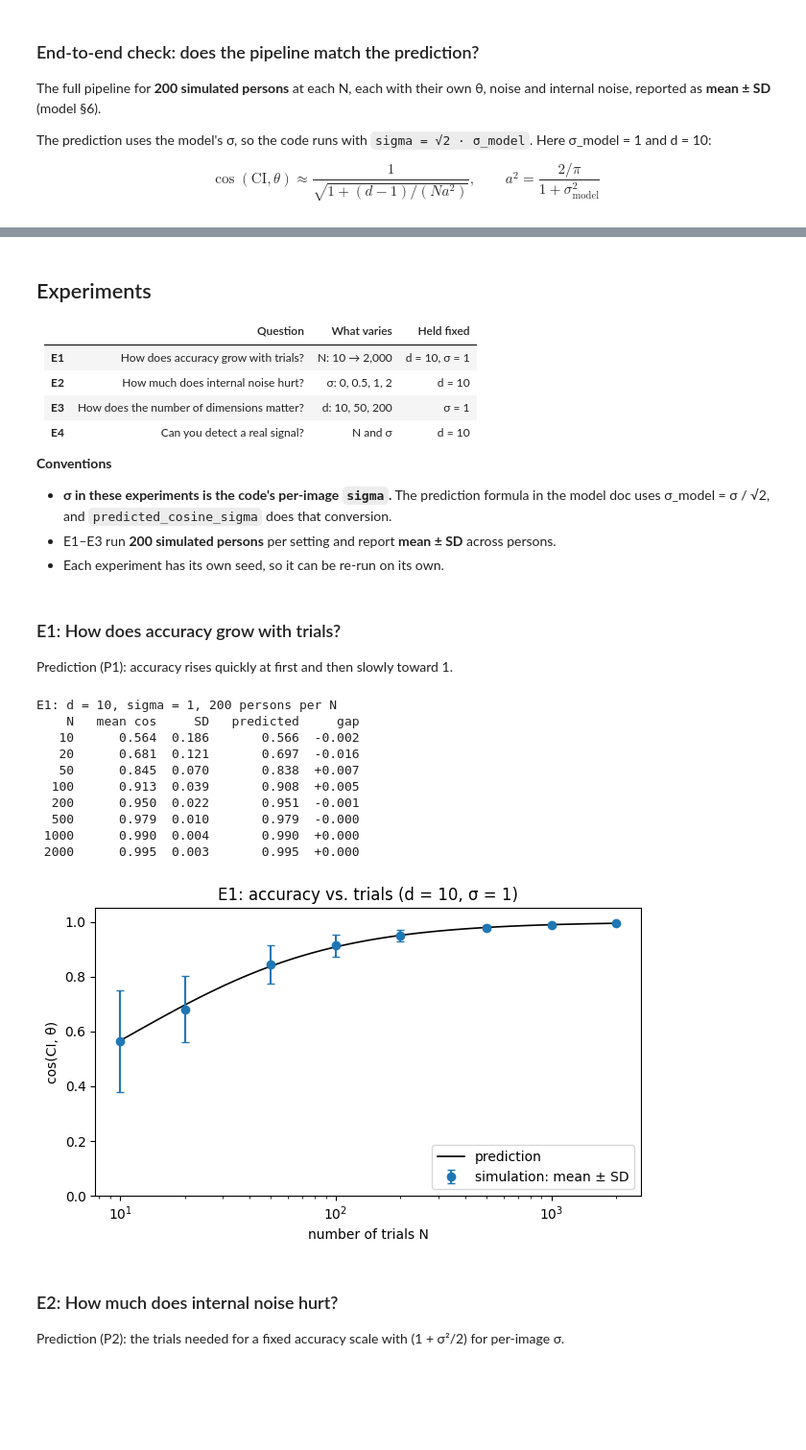
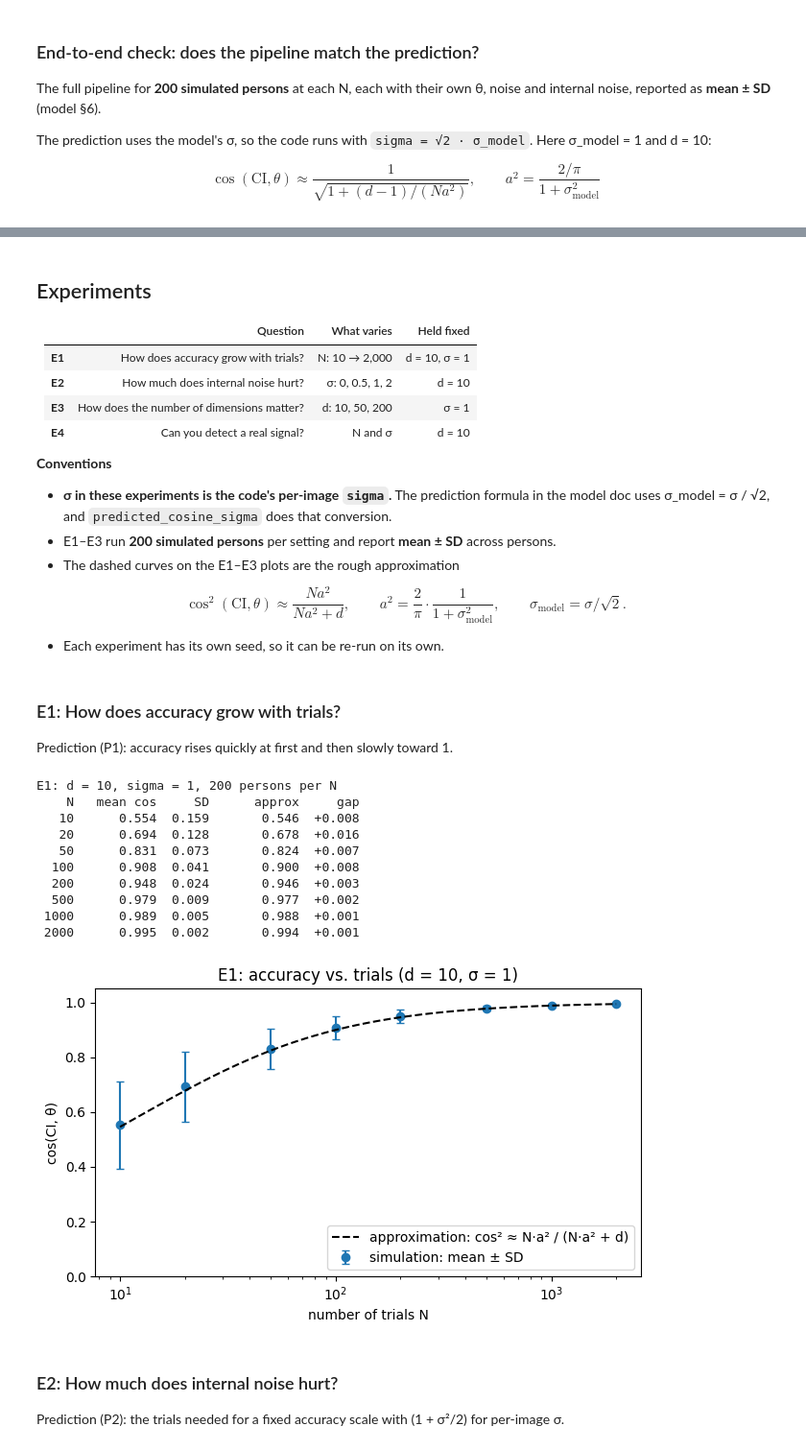
Before and after one commit to Haha6400/RC-with-a-simulated-person, a Jupyter notebook: notebooks/01-simulated-person.ipynb, the cells around one changed output, grey strips where cells are left out. Shown at 96% size. Saved outputs shown, nothing was run; the diff lists cells and outputs as text; code cells hidden in the pictures; blank space fills up the shorter version.

```diff
--- a/notebooks/01-simulated-person.ipynb
+++ b/notebooks/01-simulated-person.ipynb
@@ -223,6 +223,7 @@ def observer_choose(images, theta, sigma, k=1, rng=None):
     """Simulated linear observer: pick the k of n images with the highest noisy score.
 
     Score of image i on a trial: u_i = theta^T x_i + eta_i, eta_i ~ N(0, sigma^2), independent.
+    Tied scores (e.g. identical images with sigma = 0) are broken at random.
 
     Parameters
     ----------
@@ -263,8 +264,10 @@ def observer_choose(images, theta, sigma, k=1, rng=None):
     scores = np.einsum("...nd,d->...n", images, theta)
     scores = scores + sigma * rng.standard_normal(scores.shape)
 
-    # argsort sorts all n scores; fine for n = 2 or ~10 images (argpartition would be faster for big n).
-    top_k = np.argsort(-scores, axis=-1)[..., :k]
+    # Highest score first; equal scores are ordered at random, so a tie never favours a position.
+    # This sorts all n scores, which is fine for n = 2 or ~10 images.
+    tiebreak = rng.random(scores.shape)
+    top_k = np.lexsort((tiebreak, -scores), axis=-1)[..., :k]
     chosen = np.zeros(scores.shape, dtype=bool)
     np.put_along_axis(chosen, top_k, True, axis=-1)
     return chosen
@@ -554,6 +584,10 @@ N = 5000: mean cos = 0.999, SD = 0.001, predicted = 0.999
 **Conventions**
 - **σ in these experiments is the code's per-image `sigma`.** The prediction formula in the model doc uses σ_model = σ / √2, and `predicted_cosine_sigma` does that conversion.
 - E1–E3 run **200 simulated persons** per setting and report **mean ± SD** across persons.
+- The dashed curves on the E1–E3 plots are the rough approximation
+
+$$\cos^2(\mathrm{CI}, \theta) \approx \frac{N a^2}{N a^2 + d}, \qquad a^2 = \frac{2}{\pi} \cdot \frac{1}{1 + \sigma_\text{model}^2}, \qquad \sigma_\text{model} = \sigma / \sqrt{2}.$$
+
 - Each experiment has its own seed, so it can be re-run on its own.
 # %%
 TRIAL_COUNTS = np.array([10, 20, 50, 100, 200, 500, 1000, 2000])
@@ -563,6 +597,15 @@ N_PERSONS = 200
 def predicted_cosine_sigma(n_trials, d, sigma):
     """Predicted cos(CI, theta) for the code's per-image sigma."""
     return predicted_cosine(n_trials, d, sigma / np.sqrt(2))
+
+
+def approx_cosine(n_trials, d, sigma):
+    """Rough approximation: cos^2 = N a^2 / (N a^2 + d), a^2 = (2/pi) / (1 + sigma_model^2).
+
+    sigma is the code's per-image sigma; the formula's noise is sigma_model = sigma / sqrt(2).
+    """
+    a2 = (2 / np.pi) / (1 + sigma**2 / 2)
+    return np.sqrt(n_trials * a2 / (n_trials * a2 + d))
 
 
 def predicted_trials(target, d, sigma):
@@ -593,36 +636,37 @@ Prediction (P1): accuracy rises quickly at first and then slowly toward 1.
 # %%
 rng_e1 = np.random.default_rng(SEED + 1)
 d_e1, sigma_e1 = 10, 1.0
 
 means, sds = sweep_trials(TRIAL_COUNTS, d_e1, sigma_e1, rng_e1)
-predicted = predicted_cosine_sigma(TRIAL_COUNTS, d_e1, sigma_e1)
+results_e1 = means
+predicted = approx_cosine(TRIAL_COUNTS, d_e1, sigma_e1)
 
 print(f"E1: d = {d_e1}, sigma = {sigma_e1:g}, {N_PERSONS} persons per N")
-print("    N   mean cos     SD   predicted     gap")
+print("    N   mean cos     SD      approx     gap")
 for N, m, sd, pred in zip(TRIAL_COUNTS, means, sds, predicted):
     print(f"{N:5d}     {m:6.3f} {sd:6.3f}      {pred:6.3f}  {m - pred:+6.3f}")
 
 fig, ax = plt.subplots(figsize=(6.5, 4))
 grid = np.geomspace(TRIAL_COUNTS[0], TRIAL_COUNTS[-1], 100)
-ax.plot(grid, predicted_cosine_sigma(grid, d_e1, sigma_e1), "k-", lw=1.2, label="prediction")
 ax.errorbar(TRIAL_COUNTS, means, yerr=sds, fmt="o", color="tab:blue", capsize=3, label="simulation: mean ± SD")
+ax.plot(grid, approx_cosine(grid, d_e1, sigma_e1), "k--", lw=1.5, zorder=5, label="approximation: cos² ≈ N·a² / (N·a² + d)")
 ax.set(xscale="log", ylim=(0, 1.05), xlabel="number of trials N", ylabel="cos(CI, θ)",
        title=f"E1: accuracy vs. trials (d = {d_e1}, σ = {sigma_e1:g})")
 ax.legend(loc="lower right")
 plt.tight_layout()
 plt.show()
 # %% [output]
 E1: d = 10, sigma = 1, 200 persons per N
-    N   mean cos     SD   predicted     gap
-   10      0.564  0.186       0.566  -0.002
-   20      0.681  0.121       0.697  -0.016
-   50      0.845  0.070       0.838  +0.007
-  100      0.913  0.039       0.908  +0.005
-  200      0.950  0.022       0.951  -0.001
-  500      0.979  0.010       0.979  -0.000
- 1000      0.990  0.004       0.990  +0.000
- 2000      0.995  0.003       0.995  +0.000
+    N   mean cos     SD      approx     gap
+   10      0.554  0.159       0.546  +0.008
+   20      0.694  0.128       0.678  +0.016
+   50      0.831  0.073       0.824  +0.007
+  100      0.908  0.041       0.900  +0.008
+  200      0.948  0.024       0.946  +0.003
+  500      0.979  0.009       0.977  +0.002
+ 1000      0.989  0.005       0.988  +0.001
+ 2000      0.995  0.002       0.994  +0.001
-[figure, old version]
+[figure, new version]
 # %% [markdown]
 ### E2: How much does internal noise hurt?
 
```
Also changed, not shown: parts of 16 cells of this notebook, 5 other files.
